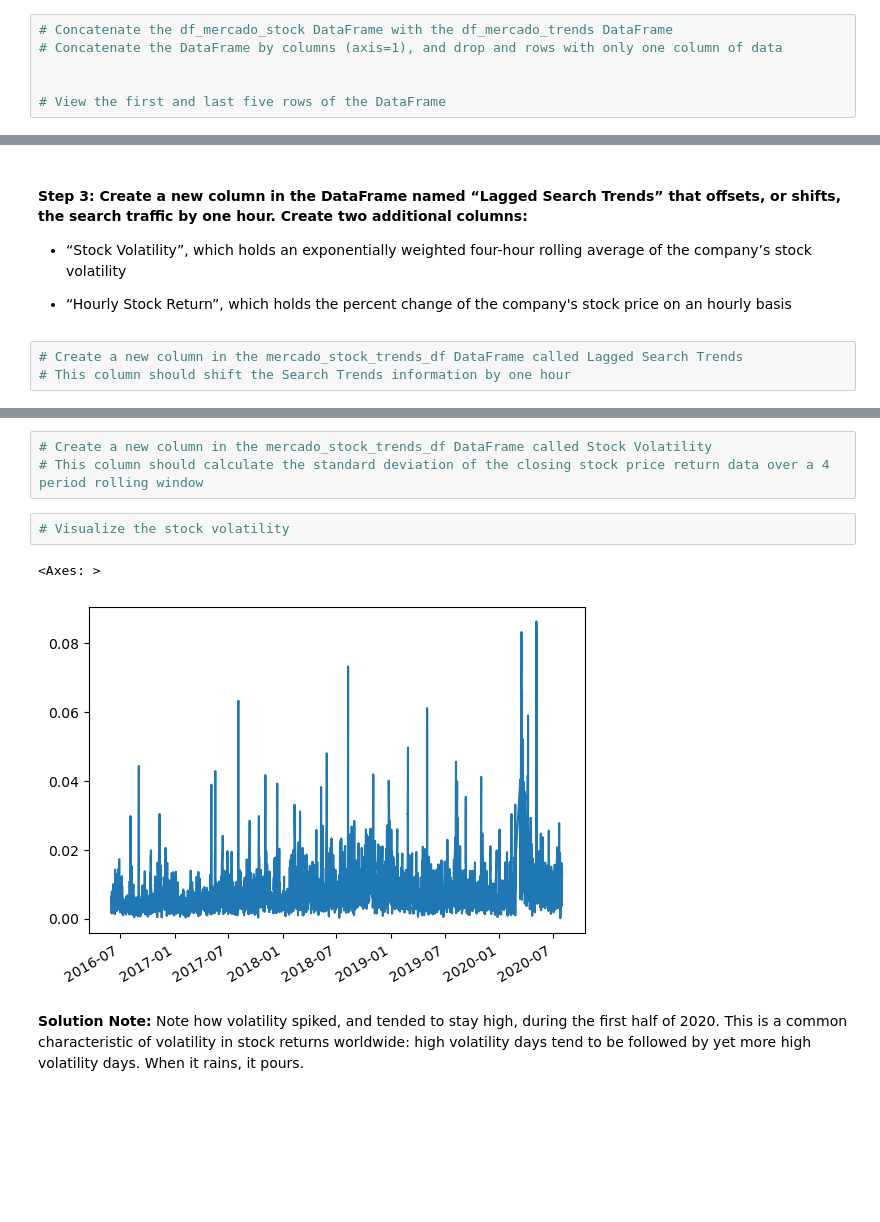
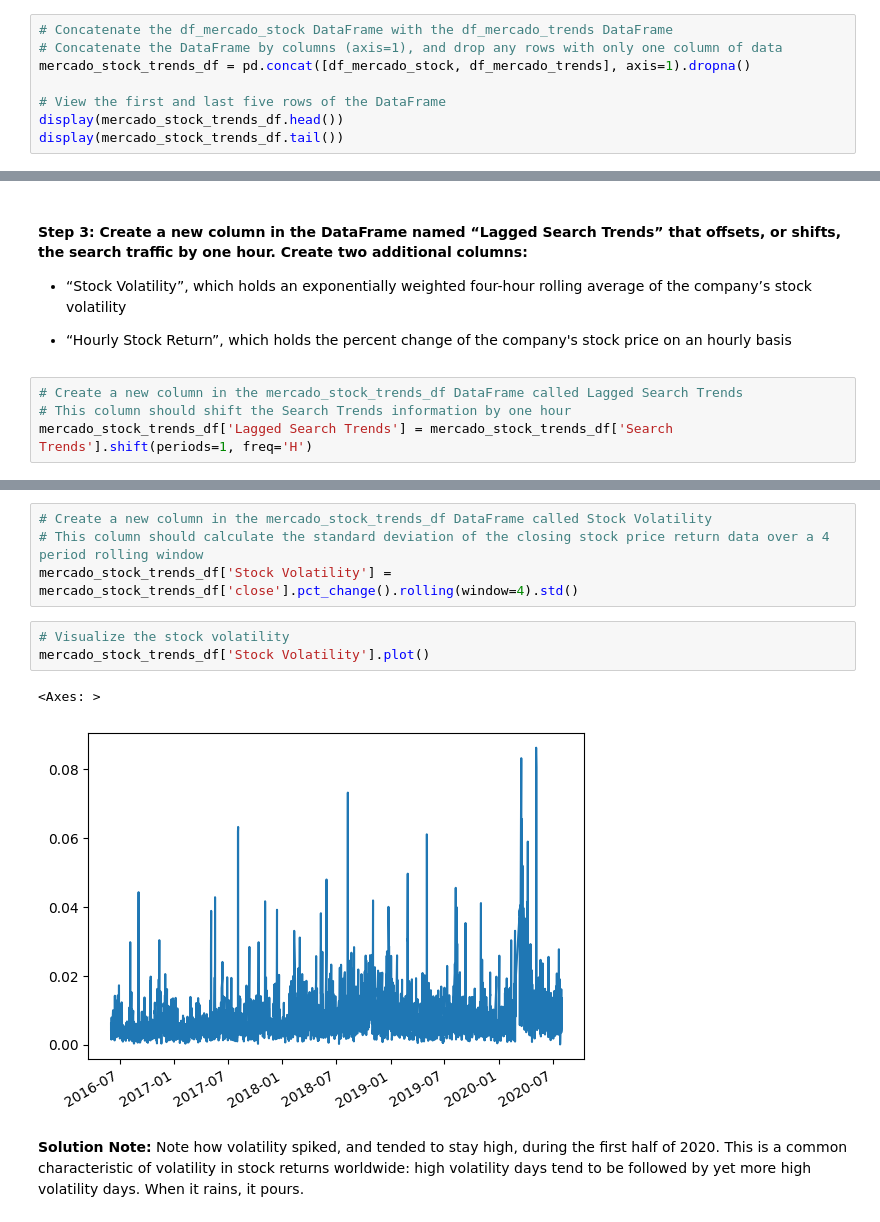
Before and after one commit to ajwilson79/prophet-challenge, a Jupyter notebook: forecasting_net_prophet.ipynb, the cells around one changed output, grey strips where cells are left out. Saved outputs shown, nothing was run; the diff lists cells and outputs as text; blank space fills up the shorter version.

```diff
--- a/forecasting_net_prophet.ipynb
+++ b/forecasting_net_prophet.ipynb
@@ -239,9 +240,11 @@ display(df_mercado_stock.tail())
 # %%
 # Concatenate the df_mercado_stock DataFrame with the df_mercado_trends DataFrame
-# Concatenate the DataFrame by columns (axis=1), and drop and rows with only one column of data
-
+# Concatenate the DataFrame by columns (axis=1), and drop any rows with only one column of data
+mercado_stock_trends_df = pd.concat([df_mercado_stock, df_mercado_trends], axis=1).dropna()
 
 # View the first and last five rows of the DataFrame
+display(mercado_stock_trends_df.head())
+display(mercado_stock_trends_df.tail())
 # %% [output]
 |  | close | Search Trends |
 | 2016-06-01 09:00:00 | 135.16 | 6.0 |
@@ -299,3 +305,4 @@ There's one important thing to note: if you zoom in both graphs to the spike aro
 # %%
 # Create a new column in the mercado_stock_trends_df DataFrame called Lagged Search Trends
 # This column should shift the Search Trends information by one hour
+mercado_stock_trends_df['Lagged Search Trends'] = mercado_stock_trends_df['Search Trends'].shift(periods=1, freq='H')
@@ -302,11 +318,13 @@ There's one important thing to note: if you zoom in both graphs to the spike aro
 # %%
 # Create a new column in the mercado_stock_trends_df DataFrame called Stock Volatility
 # This column should calculate the standard deviation of the closing stock price return data over a 4 period rolling window
+mercado_stock_trends_df['Stock Volatility'] = mercado_stock_trends_df['close'].pct_change().rolling(window=4).std()
 # %%
 # Visualize the stock volatility
+mercado_stock_trends_df['Stock Volatility'].plot()
 # %% [output]
 <Axes: >
-[figure, old version]
+[figure, new version]
 # %% [markdown]
 **Solution Note:** Note how volatility spiked, and tended to stay high, during the first half of 2020. This is a common characteristic of volatility in stock returns worldwide: high volatility days tend to be followed by yet more high volatility days. When it rains, it pours.
 # %%
```
Also changed, not shown: parts of 17 cells of this notebook.
